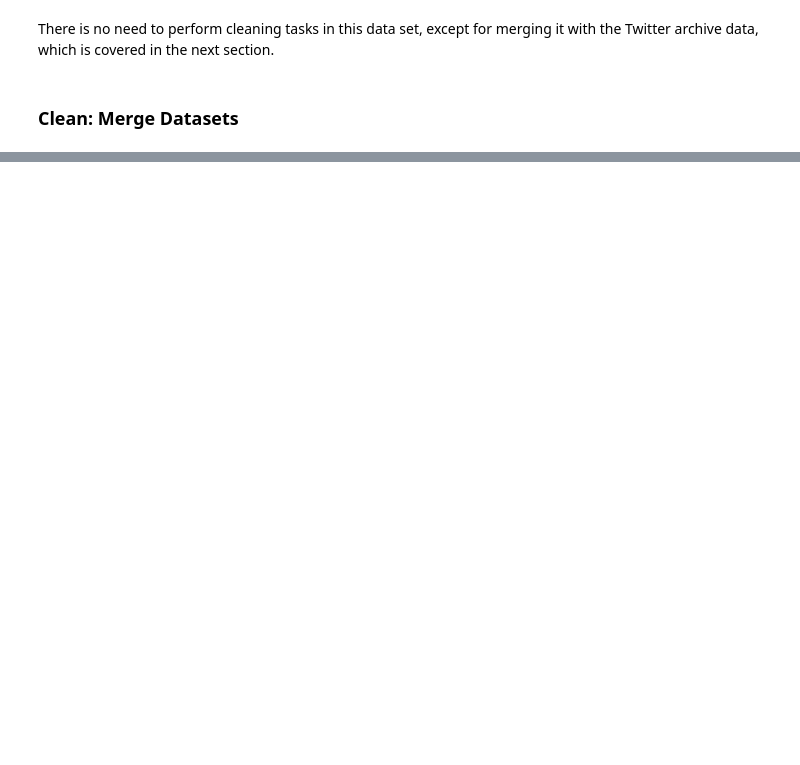
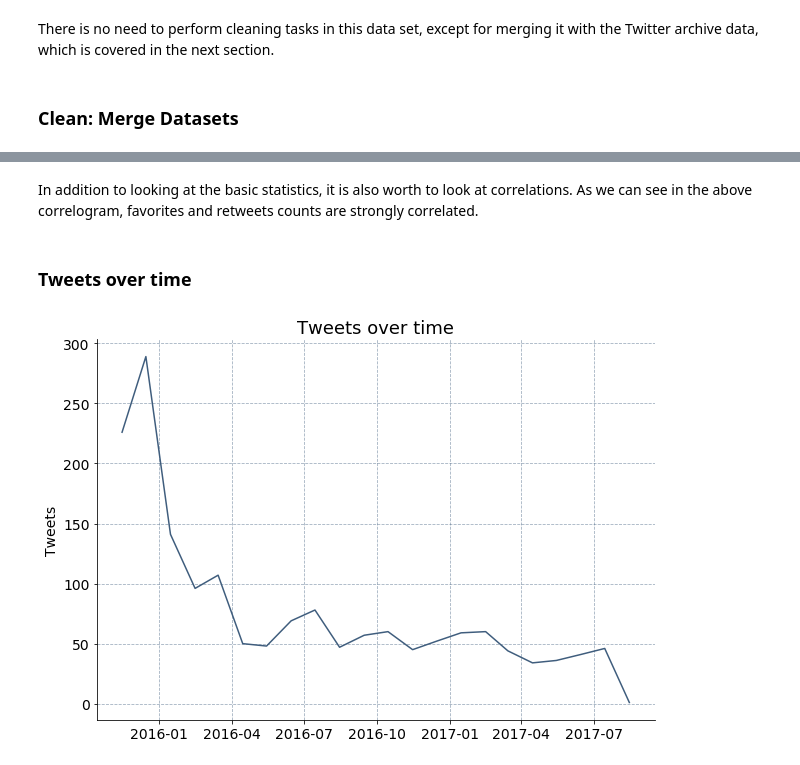
Before and after one commit to stembarb/DA--Wrangle-Analyze-WeRateDogs-Data, a Jupyter notebook: wrangle_act.ipynb, the cells around one changed output, grey strips where cells are left out. Drawn from its saved outputs; the diff is of its cells as text; code cells hidden in the pictures; blank space fills up the shorter version.

```diff
--- a/wrangle_act.ipynb
+++ b/wrangle_act.ipynb
@@ -641,7 +649,7 @@ twitter_arch_clean['rating_numerator'] = twitter_arch_clean['rating_numerator'].
 twitter_arch_clean['rating_denominator'] = twitter_arch_clean['rating_denominator'].astype(float)
 
 # find columns with fractions
-fraction_ratings = twitter_arch[twitter_arch.text.str.contains(r'\d+\.\d+\/\d+')].index
+fraction_ratings = twitter_arch_clean[twitter_arch_clean.text.str.contains(r'\d+\.\d+\/\d+', na = False)].index
 
 # extract correct rating and replace incorrect one
 for index in fraction_ratings:
@@ -726,7 +741,7 @@ regex = r"\b(?:{})\b (\w+)".format("|".join(keywords))
 
 # loop over the rows, and find dog names
 for index, column in twitter_arch_clean.iterrows():
-    split_list = re.split(regex, twitter_arch_clean.loc[index, 'text'], flags = re.IGNORECASE)
+    split_list = re.split(regex, str(twitter_arch_clean.loc[index, 'text']), flags = re.IGNORECASE)
     if len(split_list) > 1 and split_list[1] not in stop_words:
         twitter_arch_clean.loc[index, 'name'] = split_list[1].title()
     else:
@@ -747,9 +763,9 @@ twitter_arch_clean.head(2)
 # %%
-# dog types
+# read dog types from text column
 for index, column in twitter_arch_clean.iterrows():
     for word in ['puppo', 'pupper', 'doggo', 'floofer']:
-        if word.lower() in twitter_arch_clean.loc[index, 'text'].lower():
-            twitter_arch_clean.loc[index, 'dog_type'] = word
+        if word.lower() in str(twitter_arch_clean.loc[index, 'text']).lower():
+            twitter_arch_clean.loc[index, 'dog_type'] = word.title()
 
 # drop old columns
 twitter_arch_clean.drop(['puppo',
@@ -928,0 +1125,17 @@ Analyze and visualize data using matplotlib.
+# %% [markdown]
+In addition to looking at the basic statistics, it is also worth to look at correlations. As we can see in the above correlogram, favorites and retweets counts are strongly correlated.
+# %% [markdown]
+### Tweets over time
+# %%
+# group data by month and year
+tweets_time = pd.DataFrame(df.timestamp)
+tweets_time = tweets_time.groupby([df.timestamp.dt.year, tweets_time.timestamp.dt.month]).count()
+tweets_time.index = [datetime(year=int(y), month=int(m), day=15) for y, m in tweets_time.index]
+
+# plot
+plot_line(tweets_time.index,
+          tweets_time.timestamp,
+          title="Tweets over time",
+          ylabel="Tweets")
+# %% [output]
+[figure, added]
```
Also changed, not shown: parts of 76 cells of this notebook, 1 other file.
